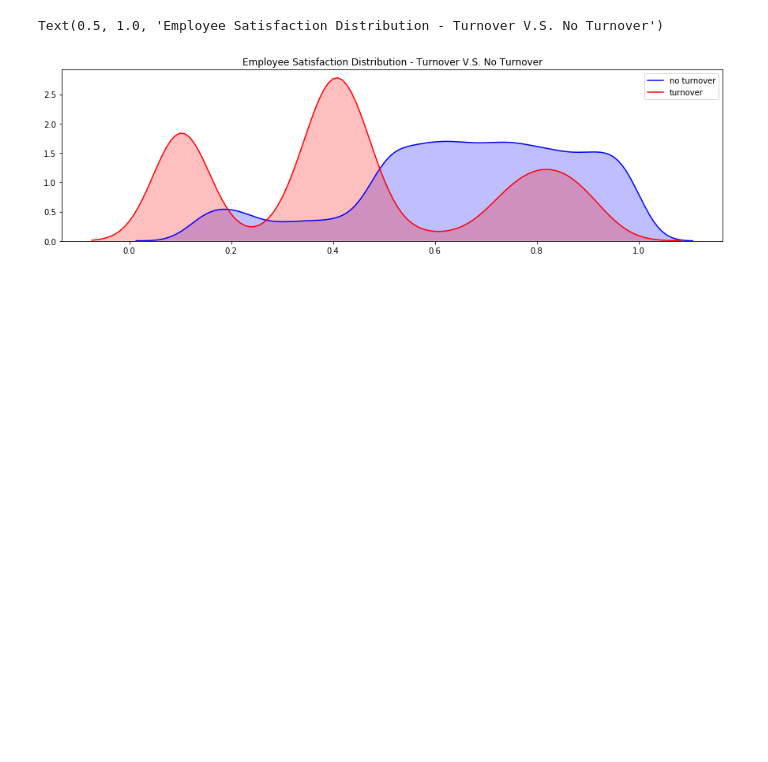
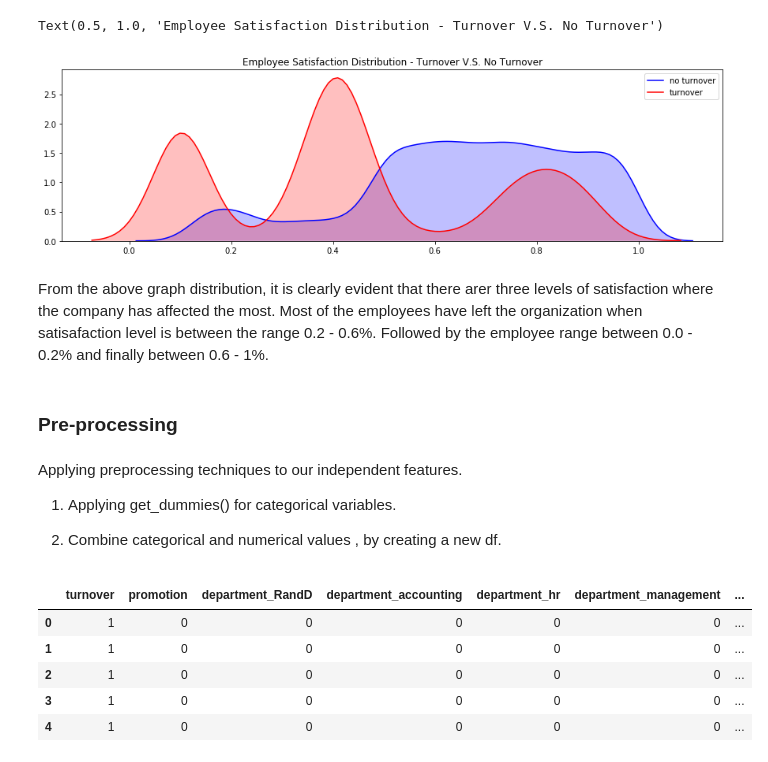
Before and after one commit to nikhilgharge4591/HR_Analytics, a Jupyter notebook: HR_Analytics.ipynb, the cells around one changed output. Cells and saved outputs as stored; diff of their text form; code cells hidden in the pictures; blank space fills up the shorter version.

```diff
--- a/HR_Analytics.ipynb
+++ b/HR_Analytics.ipynb
@@ -228,3 +228,28 @@ plt.title('Employee Satisfaction Distribution - Turnover V.S. No Turnover')
 # %% [output]
 Text(0.5, 1.0, 'Employee Satisfaction Distribution - Turnover V.S. No Turnover')
 [figure]
+# %% [markdown]
+From the above graph distribution, it is clearly evident that there arer three levels of satisfaction where the company has affected the most. Most of the employees have left the organization when satisafaction level is between the range 0.2 - 0.6%. Followed by the employee range between 0.0 - 0.2% and finally between 0.6 - 1%.
+# %% [markdown]
+### Pre-processing
+# %% [markdown]
+Applying preprocessing techniques to our independent features.
+
+1. Applying get_dummies() for categorical variables.
+
+2. Combine categorical and numerical values , by creating a new df.
+# %%
+cat_var = ['department', 'salary', 'turnover', 'promotion']
+num_var = ['satisfaction', 'evaluation', 'projectCount', 'averageMonthlyHours', 'yearsAtCompany', 'workAccident']
+categorical_df = pd.get_dummies(hr_df[cat_var], drop_first=True)
+numerical_df = hr_df[num_var]
+
+new_df = pd.concat([categorical_df,numerical_df], axis=1)
+new_df.head()
+# %% [output]
+|  | turnover | promotion | department_RandD | department_accounting | department_hr | department_management | ... |
+| 0 | 1 | 0 | 0 | 0 | 0 | 0 | ... |
+| 1 | 1 | 0 | 0 | 0 | 0 | 0 | ... |
+| 2 | 1 | 0 | 0 | 0 | 0 | 0 | ... |
+| 3 | 1 | 0 | 0 | 0 | 0 | 0 | ... |
+| 4 | 1 | 0 | 0 | 0 | 0 | 0 | ... |
```
Also changed, not shown: parts of 21 cells of this notebook.
